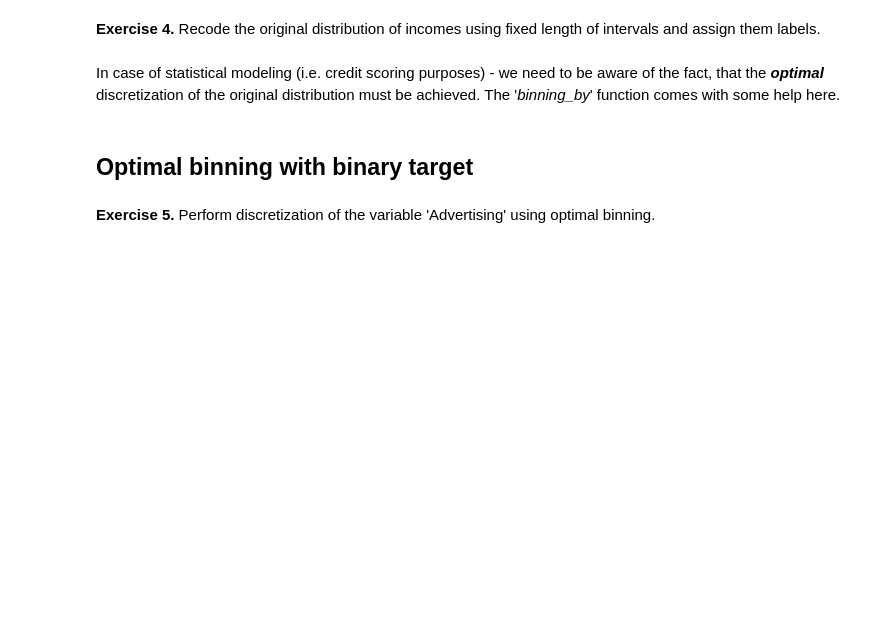
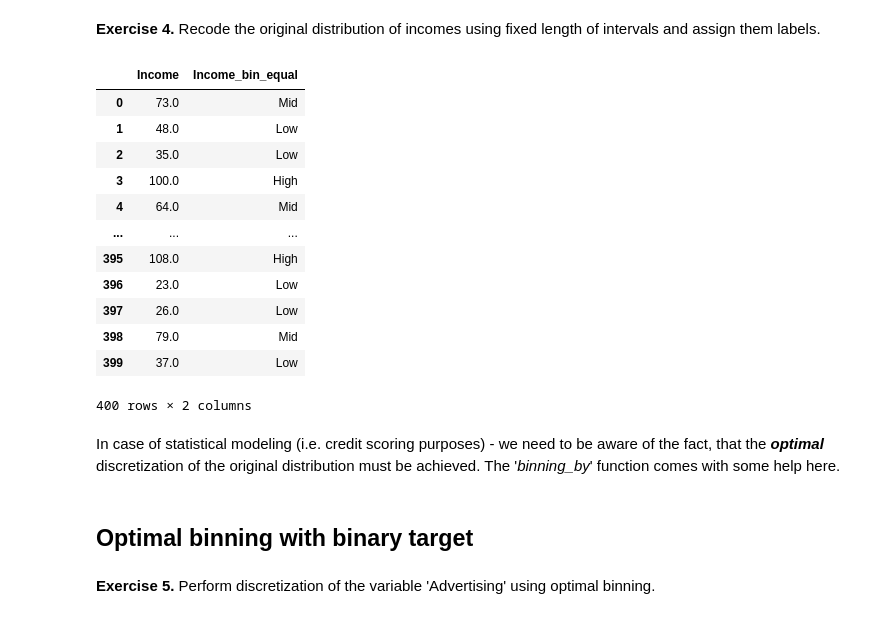
Before and after one commit to rszgosz/descriptive_statistics, a Jupyter notebook: Report2/Exercise 4.ipynb, the cells around one changed output. Saved outputs shown, nothing was run; the diff lists cells and outputs as text; code cells hidden in the pictures; blank space fills up the shorter version.

```diff
--- a/Report2/Exercise 4.ipynb
+++ b/Report2/Exercise 4.ipynb
@@ -498,3 +512,22 @@ Sometimes we just would like to perform so called 'binning' procedure to be able
+# %%
+# Equal
+carseats['Income_bin_equal'] = pd.cut(carseats['Income'], bins=3, labels=['Low', 'Mid', 'High'])
+
+carseats[['Income', 'Income_bin_equal']]
+# %% [output]
+|  | Income | Income_bin_equal |
+| 0 | 73.0 | Mid |
+| 1 | 48.0 | Low |
+| 2 | 35.0 | Low |
+| 3 | 100.0 | High |
+| 4 | 64.0 | Mid |
+| ... | ... | ... |
+| 395 | 108.0 | High |
+| 396 | 23.0 | Low |
+| 397 | 26.0 | Low |
+| 398 | 79.0 | Mid |
+| 399 | 37.0 | Low |
+400 rows × 2 columns
 # %% [markdown]
 In case of statistical modeling (i.e. credit scoring purposes) - we need to be aware of the fact, that the ***optimal*** discretization of the original distribution must be achieved. The '*binning_by*' function comes with some help here.
 # %% [markdown]
```
Also changed, not shown: parts of 25 cells of this notebook.
